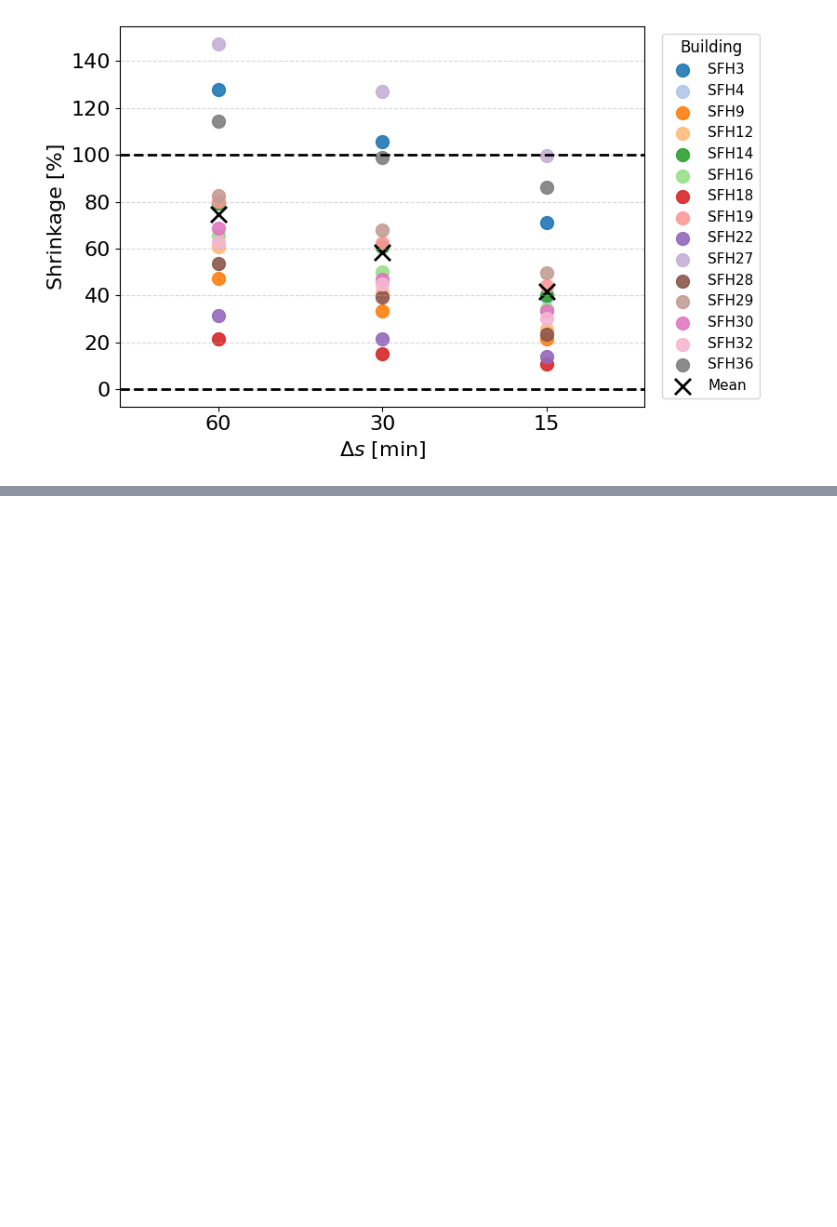
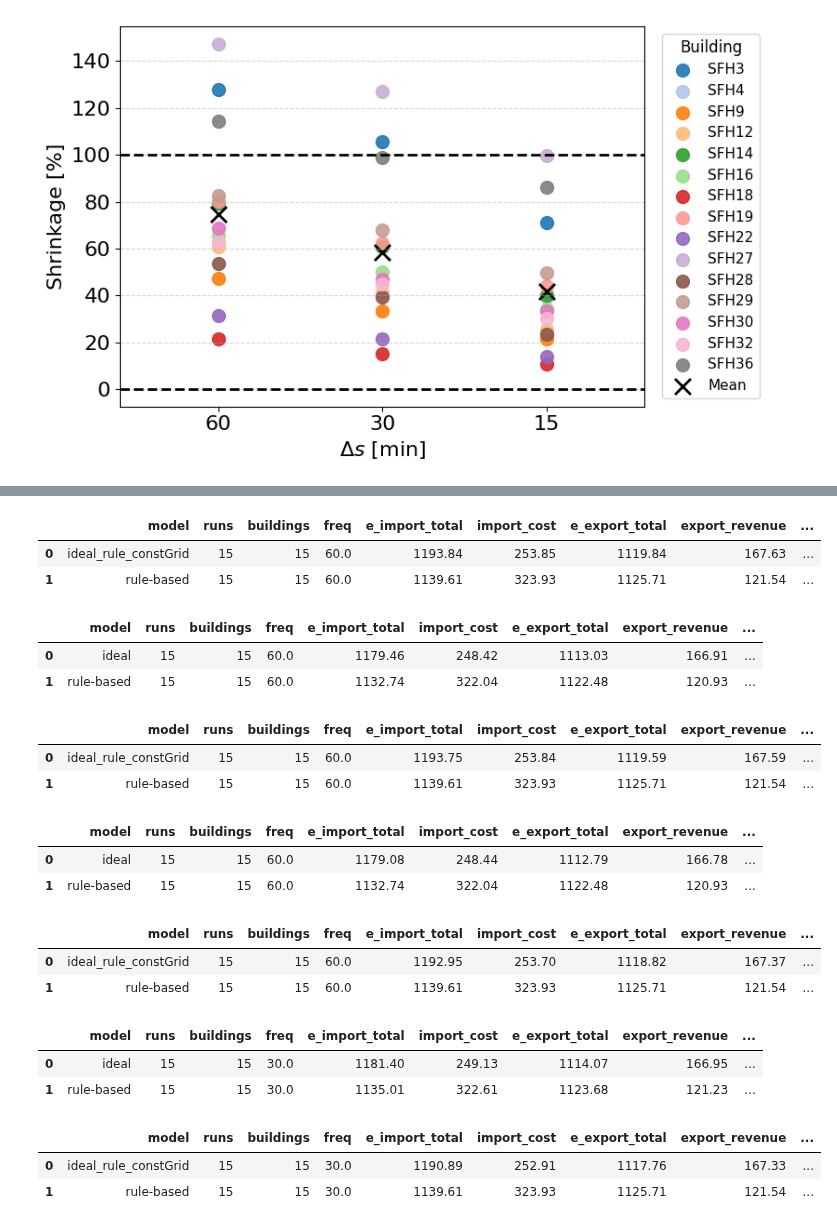
Before and after one commit to JaMoPinter/MPC-vs-RBC, a Jupyter notebook: 03_optimization/evaluation/full_evaluation.ipynb, the cells around one changed output, grey strips where cells are left out. Saved outputs shown, nothing was run; the diff lists cells and outputs as text; code cells hidden in the pictures; blank space fills up the shorter version.

```diff
--- a/03_optimization/evaluation/full_evaluation.ipynb
+++ b/03_optimization/evaluation/full_evaluation.ipynb
@@ -1045,0 +1059,77 @@ plt.show()
+# %%
+time_of_executions = ["2026-01-31_13-12"]  # f60-gt1-c4
+
+csvs = [p for t in time_of_executions for p in Path("../runs").rglob(f"logs_{t}*.csv")]
+csvs = sorted(csvs,key=lambda p: int(re.search(r"SFH(\d+)", p.name).group(1)))
+mref60_gt1_c4 = MultiRunEvaluator(run_paths=csvs)
+mref60_gt1_c4.leaderboard_mean()
+# %% [output]
+|  | model | runs | buildings | freq | e_import_total | import_cost | e_export_total | export_revenue | ... |
+| 0 | ideal_rule_constGrid | 15 | 15 | 60.0 | 1193.84 | 253.85 | 1119.84 | 167.63 | ... |
+| 1 | rule-based | 15 | 15 | 60.0 | 1139.61 | 323.93 | 1125.71 | 121.54 | ... |
+# %%
+time_of_executions = ["2026-01-31_13-17"]  # f60-gt60-c2
+
+csvs = [p for t in time_of_executions for p in Path("../runs").rglob(f"logs_{t}*.csv")]
+csvs = sorted(csvs,key=lambda p: int(re.search(r"SFH(\d+)", p.name).group(1)))
+mref60_gt60_c2 = MultiRunEvaluator(run_paths=csvs)
+mref60_gt60_c2.leaderboard_mean()
+# %% [output]
+|  | model | runs | buildings | freq | e_import_total | import_cost | e_export_total | export_revenue | ... |
+| 0 | ideal | 15 | 15 | 60.0 | 1179.46 | 248.42 | 1113.03 | 166.91 | ... |
+| 1 | rule-based | 15 | 15 | 60.0 | 1132.74 | 322.04 | 1122.48 | 120.93 | ... |
+# %%
+time_of_executions = ["2026-01-31_13-18"]  # f60-gt1-c2
+
+csvs = [p for t in time_of_executions for p in Path("../runs").rglob(f"logs_{t}*.csv")]
+csvs = sorted(csvs,key=lambda p: int(re.search(r"SFH(\d+)", p.name).group(1)))
+mref60_gt1_c2 = MultiRunEvaluator(run_paths=csvs)
+mref60_gt1_c2.leaderboard_mean()
+# %% [output]
+|  | model | runs | buildings | freq | e_import_total | import_cost | e_export_total | export_revenue | ... |
+| 0 | ideal_rule_constGrid | 15 | 15 | 60.0 | 1193.75 | 253.84 | 1119.59 | 167.59 | ... |
+| 1 | rule-based | 15 | 15 | 60.0 | 1139.61 | 323.93 | 1125.71 | 121.54 | ... |
+# %%
+time_of_executions = ["2026-02-02_08-54"]  # f60-gt60-c0
+
+csvs = [p for t in time_of_executions for p in Path("../runs").rglob(f"logs_{t}*.csv")]
+csvs = sorted(csvs,key=lambda p: int(re.search(r"SFH(\d+)", p.name).group(1)))
+mref60_gt60_c0 = MultiRunEvaluator(run_paths=csvs)
+mref60_gt60_c0.leaderboard_mean()
+# %% [output]
+|  | model | runs | buildings | freq | e_import_total | import_cost | e_export_total | export_revenue | ... |
+| 0 | ideal | 15 | 15 | 60.0 | 1179.08 | 248.44 | 1112.79 | 166.78 | ... |
+| 1 | rule-based | 15 | 15 | 60.0 | 1132.74 | 322.04 | 1122.48 | 120.93 | ... |
+# %%
+time_of_executions = ["2026-02-02_08-55"]  # f60-gt1-c0
+
+csvs = [p for t in time_of_executions for p in Path("../runs").rglob(f"logs_{t}*.csv")]
+csvs = sorted(csvs,key=lambda p: int(re.search(r"SFH(\d+)", p.name).group(1)))
+mref60_gt1_c0 = MultiRunEvaluator(run_paths=csvs)
+mref60_gt1_c0.leaderboard_mean()
+# %% [output]
+|  | model | runs | buildings | freq | e_import_total | import_cost | e_export_total | export_revenue | ... |
+| 0 | ideal_rule_constGrid | 15 | 15 | 60.0 | 1192.95 | 253.70 | 1118.82 | 167.37 | ... |
+| 1 | rule-based | 15 | 15 | 60.0 | 1139.61 | 323.93 | 1125.71 | 121.54 | ... |
+# %%
+time_of_executions = ["2026-01-31_18-59"]  # f30-gt30-c4
+
+csvs = [p for t in time_of_executions for p in Path("../runs").rglob(f"logs_{t}*.csv")]
+csvs = sorted(csvs,key=lambda p: int(re.search(r"SFH(\d+)", p.name).group(1)))
+mref30_gt30_c4 = MultiRunEvaluator(run_paths=csvs)
+mref30_gt30_c4.leaderboard_mean()
+# %% [output]
+|  | model | runs | buildings | freq | e_import_total | import_cost | e_export_total | export_revenue | ... |
+| 0 | ideal | 15 | 15 | 30.0 | 1181.40 | 249.13 | 1114.07 | 166.95 | ... |
+| 1 | rule-based | 15 | 15 | 30.0 | 1135.01 | 322.61 | 1123.68 | 121.23 | ... |
+# %%
+time_of_executions = ["2026-01-31_19-00"]  # f30-gt1-c4
+
+csvs = [p for t in time_of_executions for p in Path("../runs").rglob(f"logs_{t}*.csv")]
+csvs = sorted(csvs,key=lambda p: int(re.search(r"SFH(\d+)", p.name).group(1)))
+mref30_gt1_c4 = MultiRunEvaluator(run_paths=csvs)
+mref30_gt1_c4.leaderboard_mean()
+# %% [output]
+|  | model | runs | buildings | freq | e_import_total | import_cost | e_export_total | export_revenue | ... |
+| 0 | ideal_rule_constGrid | 15 | 15 | 30.0 | 1190.89 | 252.91 | 1117.76 | 167.33 | ... |
+| 1 | rule-based | 15 | 15 | 30.0 | 1139.61 | 323.93 | 1125.71 | 121.54 | ... |
```
Also changed, not shown: parts of 16 cells of this notebook, 1 other file.
